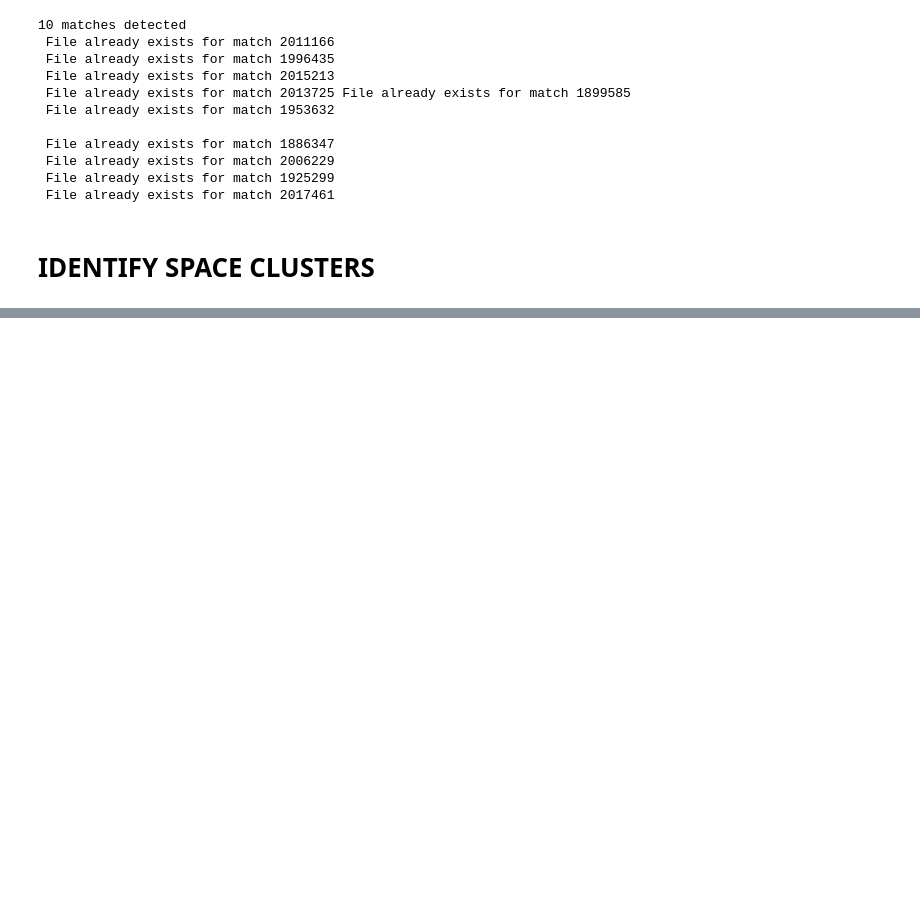
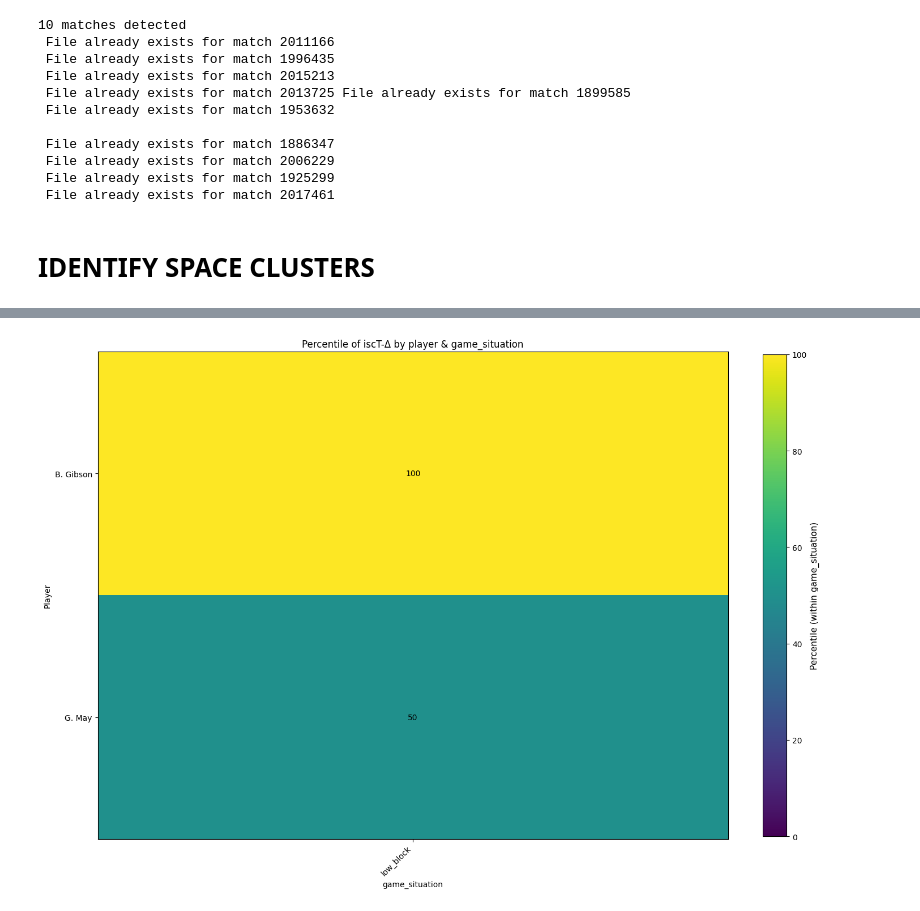
Before and after one commit to TustiWutsi/analytics_cup_research, a Jupyter notebook: submission.ipynb, the cells around one changed output, grey strips where cells are left out. Cells and saved outputs as stored; diff of their text form; code cells hidden in the pictures; blank space fills up the shorter version.

Commit message:
add functions to calculate new metrics

```diff
--- a/submission.ipynb
+++ b/submission.ipynb
@@ -65,7 +72,7 @@ results = extract_all_for_position_across_match(
         player_position=player_position,
         game_situation=game_situation,
         df=df_processed,
-        sample_size=5,
+        sample_size=10,
         resolution=1
     )
 # %% [output]
@@ -174,0 +228,9 @@ plot_players_cluster_distribution(
+# %%
+meta_out = compute_metrics(
+    meta=meta_clusters,
+    df=df_processed,
+    frame_results=results,
+    model_local=True,
+    batch_size=32,
+    save_to_gcs=False
+)
@@ -174,0 +250,7 @@ plot_players_cluster_distribution(
+# %%
+pivot_percentiles = plot_player_percentiles(
+    meta_out=meta_out,
+    dimension_col="game_situation"
+)
+# %% [output]
+[figure, added]
```
Also changed, not shown: parts of 22 cells of this notebook, 6 other files.
